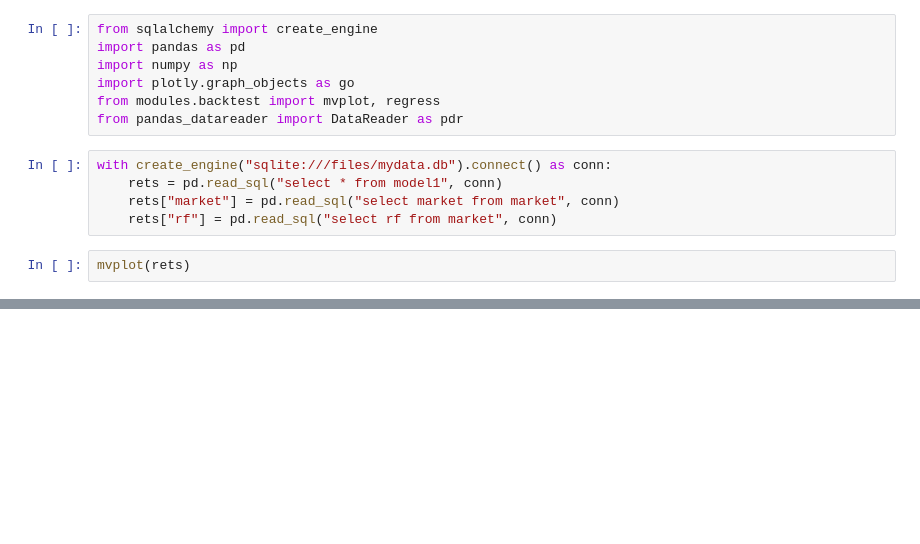
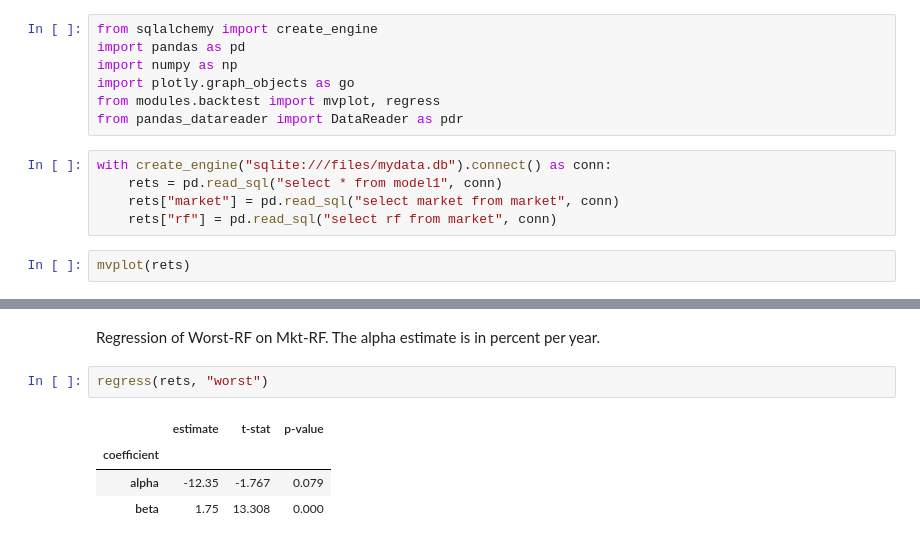
Before and after one commit to kerryback/2022-638-binder, a Jupyter notebook: 14-meanvariance.ipynb, the cells around one changed output, grey strips where cells are left out. Cells and saved outputs as stored; diff of their text form; blank space fills up the shorter version.

```diff
--- a/14-meanvariance.ipynb
+++ b/14-meanvariance.ipynb
@@ -22,0 +24,9 @@ regress(rets)
+# %% [markdown]
+Regression of Worst-RF on Mkt-RF.  The alpha estimate is in percent per year.
+# %%
+regress(rets, "worst")
+# %% [output]
+|  | estimate | t-stat | p-value |
+| coefficient |  |  |  |
+| alpha | -12.35 | -1.767 | 0.079 |
+| beta | 1.75 | 13.308 | 0.000 |
```
Also changed, not shown: parts of 3 cells of this notebook.
